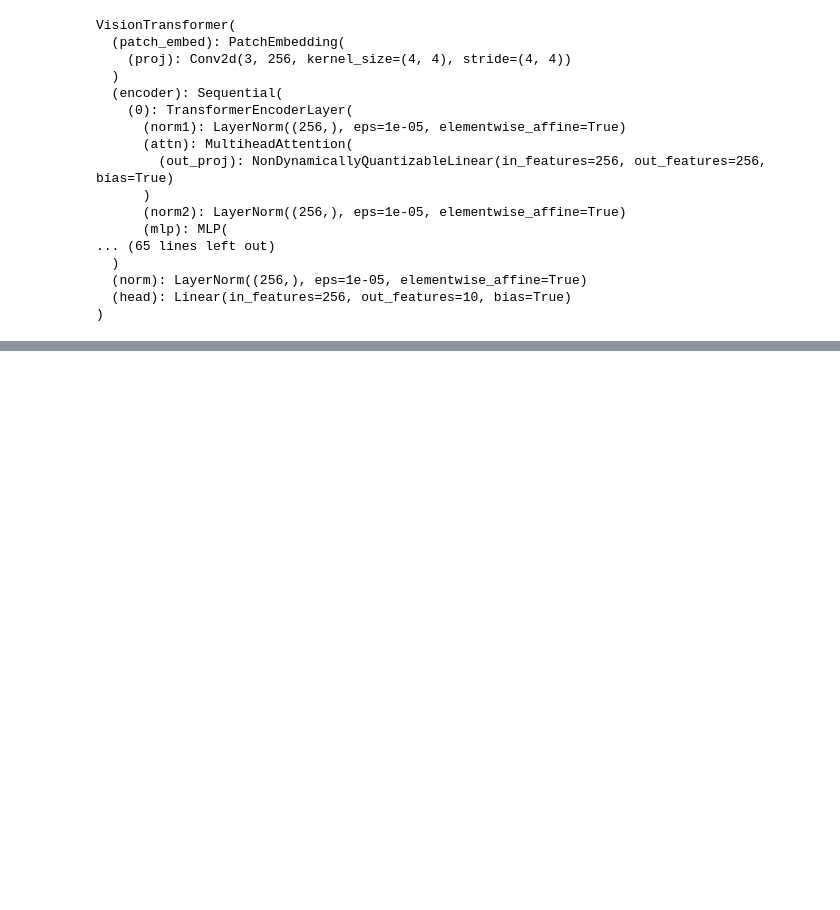
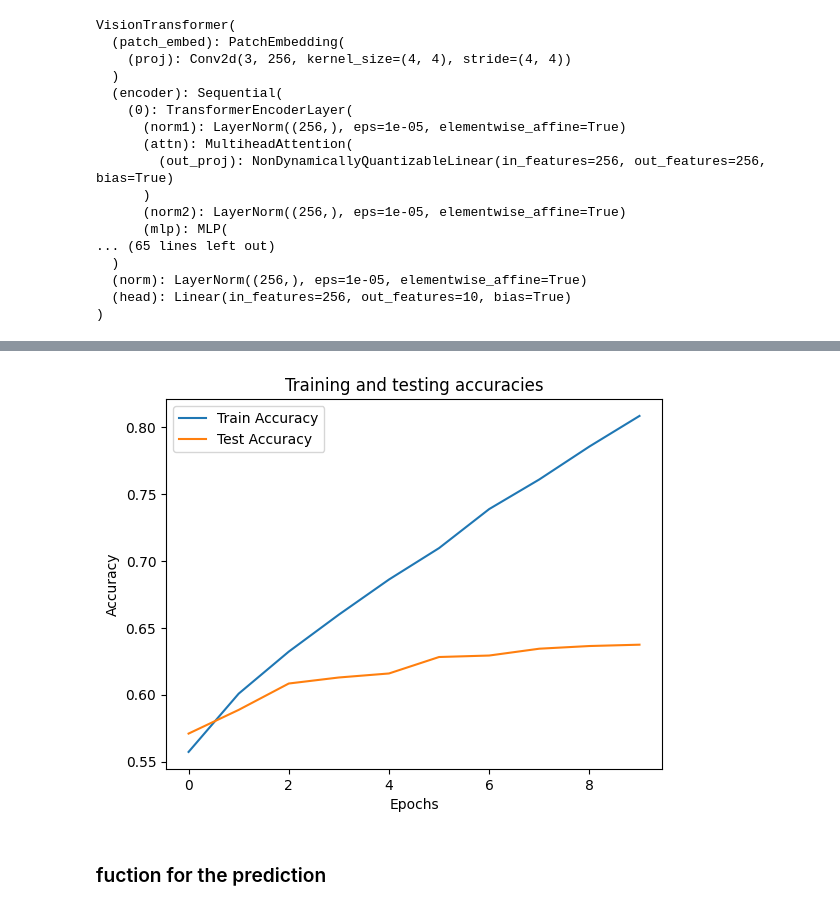
Before and after one commit to anees555/Buiding-Vision_Transformer-on-CIFAR-10-using-pytorch, a Jupyter notebook: building_ViT.ipynb, the cells around one changed output, grey strips where cells are left out. Drawn from its saved outputs; the diff is of its cells as text; code cells hidden in the pictures; blank space fills up the shorter version.

Commit message:
training complete

```diff
--- a/building_ViT.ipynb
+++ b/building_ViT.ipynb
@@ -238,0 +241,4 @@ VisionTransformer(
+# %%
+criterion = nn.CrossEntropyLoss()
+optimizer = torch.optim.Adam(params=model.parameters(),
+                             lr = LEARNING_RATE)
@@ -238,0 +294,11 @@ VisionTransformer(
+# %%
+def evaluate(model, loader):
+    model.eval() # set the mode of the model in evaluation mode
+    correct = 0
+    with torch.inference_mode():
+        for x, y in loader:
+            x, y = x.to(device), y.to(device)
+            out = model(x)
+            correct += (out.argmax(1) == y).sum().item()
+
+    return correct / len(loader.dataset)
@@ -238,0 +309,12 @@ VisionTransformer(
+# %%
+train_accuracies = []
+test_accuracies = []
+
+for epoch in tqdm(range(EPOCHS)):
+    train_loss, train_acc = train(model, train_loader, optimizer, criterion)
+    test_acc = evaluate(model, test_loader)
+
+    train_accuracies.append(train_acc)
+    test_accuracies.append(test_acc)
+
+    print(f"Epoch: {epoch + 1}/{EPOCHS}, Train Loss: {train_loss:.4f} | Train Acc: {train_acc:.4f}% | Test Acc: {test_acc:.4f}%")
@@ -238,0 +332,13 @@ VisionTransformer(
+# %%
+# plot accuracy
+plt.plot(train_accuracies, label = "Train Accuracy")
+plt.plot(test_accuracies, label="Test Accuracy")
+plt.xlabel("Epochs")
+plt.ylabel("Accuracy")
+plt.legend()
+plt.title("Training and testing accuracies")
+plt.show()
+# %% [output]
+[figure, added]
+# %% [markdown]
+### fuction for the prediction
```
Also changed, not shown: parts of 9 cells of this notebook.
